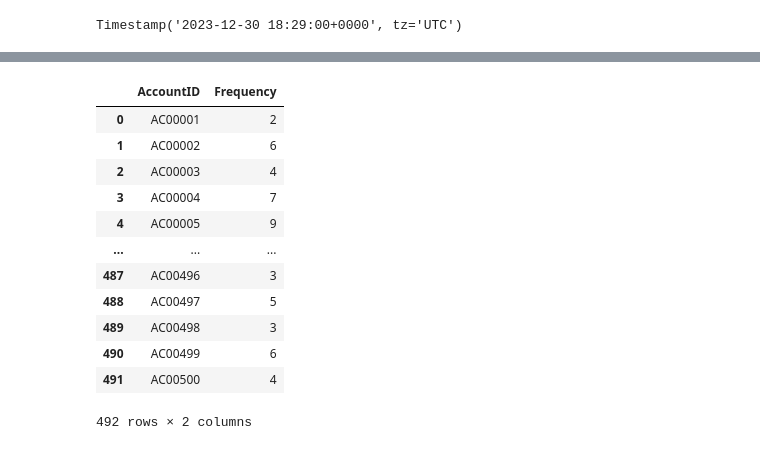
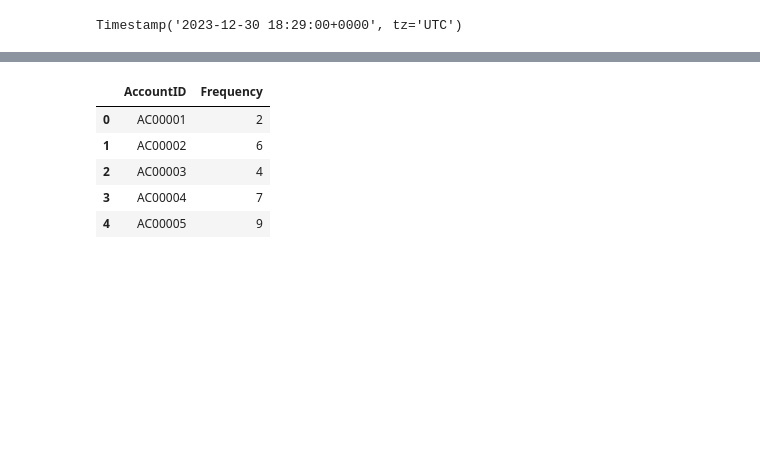
Before and after one commit to Sodiqlef/Customer-Transaction-Analysis, a Jupyter notebook: Kmeans-modeling.ipynb, the cells around one changed output, grey strips where cells are left out. Drawn from its saved outputs; the diff is of its cells as text; code cells hidden in the pictures; blank space fills up the shorter version.

```diff
--- a/Kmeans-modeling.ipynb
+++ b/Kmeans-modeling.ipynb
@@ -302,23 +296,16 @@ recency_df.drop(columns="TransactionDate", inplace=True)
 # %%
 # Create the Frequency data frame
 frequency_df = df.groupby(df["AccountID"])["TransactionID"].count().reset_index()
 frequency_df["Frequency"] = frequency_df["TransactionID"]
 frequency_df.drop(columns=["TransactionID"], inplace=True)
-frequency_df
+frequency_df.head()
 # %% [output]
 |  | AccountID | Frequency |
 | 0 | AC00001 | 2 |
 | 1 | AC00002 | 6 |
 | 2 | AC00003 | 4 |
 | 3 | AC00004 | 7 |
 | 4 | AC00005 | 9 |
-| ... | ... | ... |
-| 487 | AC00496 | 3 |
-| 488 | AC00497 | 5 |
-| 489 | AC00498 | 3 |
-| 490 | AC00499 | 6 |
-| 491 | AC00500 | 4 |
-492 rows × 2 columns
 # %%
 # Create the Frequency data frame
 monetary_df = df.groupby('AccountID')['TransactionAmount'].sum().reset_index()
```
Also changed, not shown: parts of 5 cells of this notebook.
